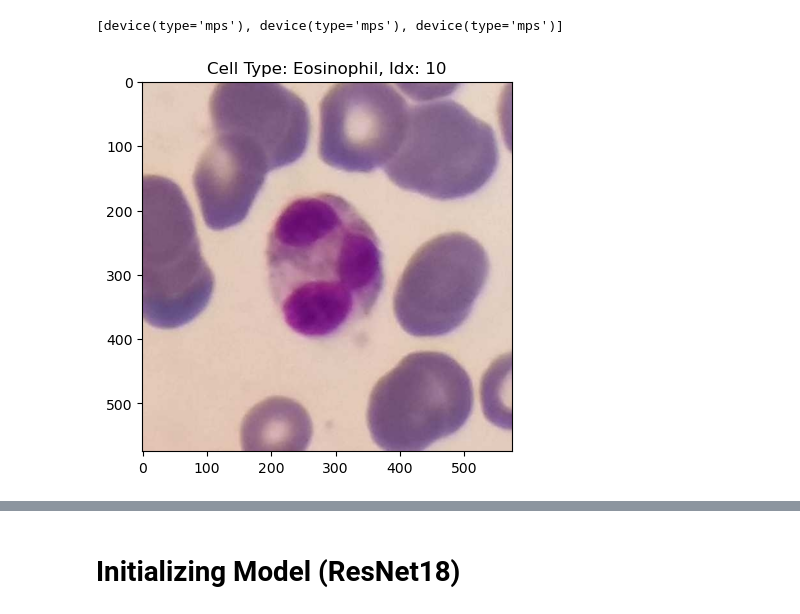
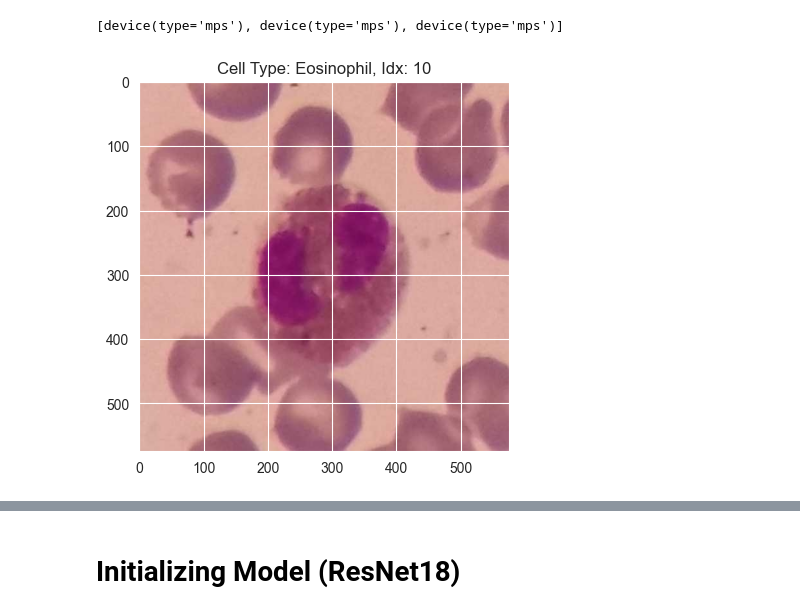
Before and after one commit to cgeils25/White_Blood_Cell_Image_Classification, a Jupyter notebook: train.ipynb, the cells around one changed output, grey strips where cells are left out. Drawn from its saved outputs; the diff is of its cells as text; code cells hidden in the pictures.

```diff
--- a/train.ipynb
+++ b/train.ipynb
@@ -80,4 +114,0 @@ import random
-# %%
-# practicing converting image to tensor
-img_path = "/Users/christian_g/python_projects/Data_Science_Projects/data/white_blood_cell_images/Eosinophil/95-5-4-1_73_1.jpg"
-img = Image.open(img_path)
@@ -158,12 +161,15 @@ Clipping input data to the valid range for imshow with RGB data ([0..1] for floa
 # custom pytorch dataset
 
 class ImmuneCellImageDataset(Dataset):
-    def __init__(self, img_paths: list, class_map: dict, transform=None, device=torch.device('cpu')):
+    def __init__(self, img_paths: list, class_labels: torch.tensor, transform=None, device=torch.device('cpu')):
         self.img_paths=img_paths
-        self.class_map=class_map
+        self.class_labels = class_labels
         self.transform=transform
         self.device = device
-        self.unique_labels=list(class_map.values())
+        self.unique_labels=torch.unique(class_labels)
+
+        if len(img_paths) != class_labels.shape[0]:
+            raise ValueError(f"Number of images ({len(img_paths)}) does not equal number of class labels ({class_labels.shape[0]})")
 
     def __getitem__(self, idx):
         # get image path with index
@@ -176,8 +182,7 @@ class ImmuneCellImageDataset(Dataset):
         img_as_tensor = img_as_tensor.to(self.device)  # move to given device
 
         # get image label
-        img_class = img_path.split('/')[-2]  # image class: str
-        img_label = self.class_map[img_class]  # maps class to tensor label
+        img_label = self.class_labels[idx]
         img_label = img_label.to(self.device)
 
         return img_as_tensor, img_label
@@ -185,9 +190,9 @@ class ImmuneCellImageDataset(Dataset):
     def __len__(self):
         return len(self.img_paths)
 
-    def show_image(self, idx):
+    def show(self, idx):
         """
-        shows image at given idx  ** without transformations
+        shows image at given idx without transformations
         """
 
         # get image path with index
@@ -202,11 +207,10 @@ class ImmuneCellImageDataset(Dataset):
         plt.title(f'Cell Type: {img_class}, Idx: {idx}')
 
     def immune_cell_counts(self):
-        cell_type_counts = {cell_type: 0 for cell_type, _ in self.class_map.items()}  # getting cell types from class map because I'm lazy
+        cell_type_counts = {cell_type.item(): 0 for cell_type in self.unique_labels}
 
-        for img_path in self.img_paths:
-            img_cell_type = img_path.split('/')[-2]
-            cell_type_counts[img_cell_type] += 1
+        for img_label in self.class_labels:
+            cell_type_counts[img_label.item()] += 1
 
         return cell_type_counts
 # %%
@@ -271,8 +271,17 @@ assert train_img_paths + valid_img_paths + test_img_paths == all_img_paths, 'Err
+# %%
+# split image paths and class labels into train, valid, test sets using a stratified split
+train_valid_img_paths, test_img_paths, train_valid_class_labels, test_class_labels =\
+train_test_split(all_img_paths, class_labels, test_size=OPTIONS['test_split_percentage'], random_state=OPTIONS['random_seed'], stratify=class_labels)
+
+adjusted_val_split_percentage = OPTIONS['valid_split_percentage'] / (OPTIONS['train_split_percentage'] + OPTIONS['valid_split_percentage'])
+
+train_img_paths, valid_img_paths, train_class_labels, valid_class_labels =\
+train_test_split(train_valid_img_paths, train_valid_class_labels, test_size=adjusted_val_split_percentage, random_state=OPTIONS['random_seed'], stratify=train_valid_class_labels)
 # %%
 # create dataset objects
-train_dataset = ImmuneCellImageDataset(img_paths=train_img_paths, class_map=class_map, transform=train_transform, device=device)
-validation_dataset = ImmuneCellImageDataset(img_paths=valid_img_paths, class_map=class_map, transform=test_transform, device=device)
-test_dataset = ImmuneCellImageDataset(img_paths=test_img_paths, class_map=class_map, transform=test_transform, device=device)
+train_dataset = ImmuneCellImageDataset(img_paths=train_img_paths, class_labels=train_class_labels, transform=train_transform, device=device)
+validation_dataset = ImmuneCellImageDataset(img_paths=valid_img_paths, class_labels=valid_class_labels, transform=test_transform, device=device)
+test_dataset = ImmuneCellImageDataset(img_paths=test_img_paths, class_labels=test_class_labels, transform=test_transform, device=device)
 # %%
 del all_img_paths
 # %%
@@ -303,9 +312,9 @@ del all_img_paths
 [device(type='mps'), device(type='mps'), device(type='mps')]
 # %%
 # viewing an image
-train_dataset.show_image(10)
+train_dataset.show(10)
 # %% [output]
-[figure, old version]
+[figure, new version]
 # %%
 # checking immune cell counts for train, validation, and test data
 [train_dataset.immune_cell_counts(), validation_dataset.immune_cell_counts(), test_dataset.immune_cell_counts()]
```
Also changed, not shown: parts of 50 cells of this notebook.
